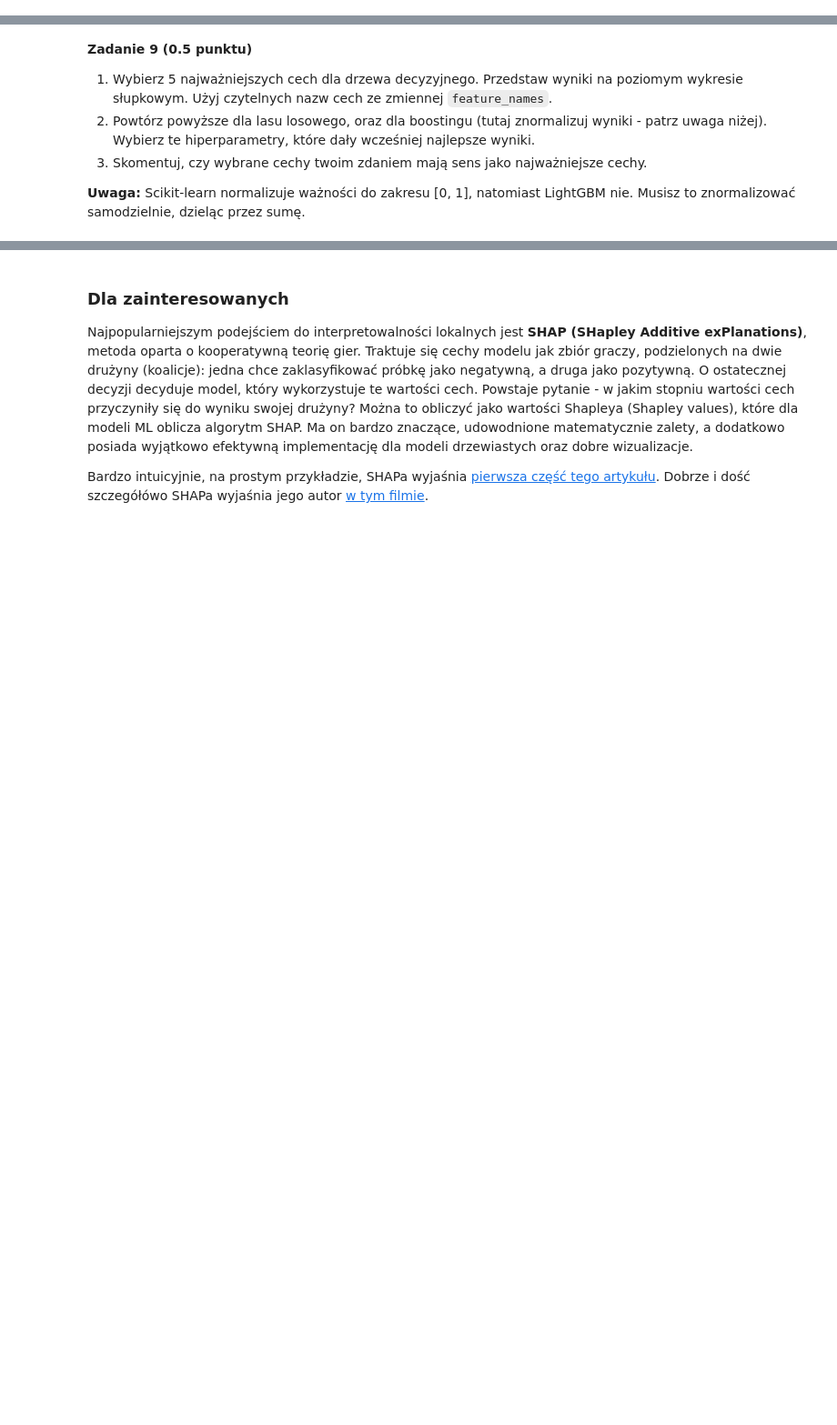
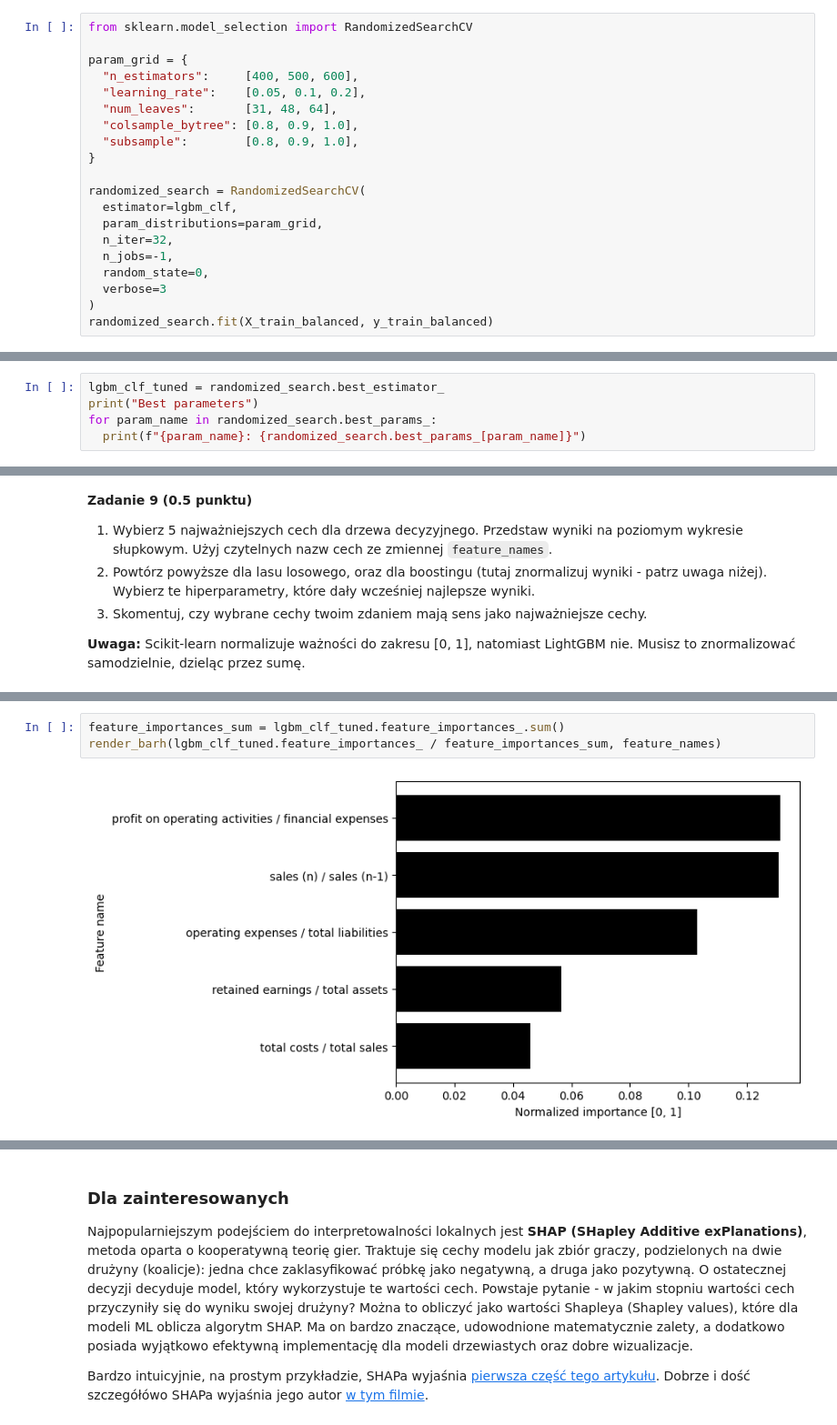
Before and after one commit to Szaroslav/fundamentals-of-ai, a Jupyter notebook: lab2/lab_2.ipynb, the cells around one changed output, grey strips where cells are left out. Shown at 91% size. Cells and saved outputs as stored; diff of their text form; blank space fills up the shorter version.

```diff
--- a/lab2/lab_2.ipynb
+++ b/lab2/lab_2.ipynb
@@ -450,0 +451,20 @@ Hiperparametry LightGBMa są dobrze opisane w oficjalnej dokumentacji: [wersja k
+# %%
+from sklearn.model_selection import RandomizedSearchCV
+
+param_grid = {
+  "n_estimators":     [400, 500, 600],
+  "learning_rate":    [0.05, 0.1, 0.2],
+  "num_leaves":       [31, 48, 64],
+  "colsample_bytree": [0.8, 0.9, 1.0],
+  "subsample":        [0.8, 0.9, 1.0],
+}
+
+randomized_search = RandomizedSearchCV(
+  estimator=lgbm_clf,
+  param_distributions=param_grid,
+  n_iter=32,
+  n_jobs=-1,
+  random_state=0,
+  verbose=3
+)
+randomized_search.fit(X_train_balanced, y_train_balanced)
@@ -450,0 +498,5 @@ Hiperparametry LightGBMa są dobrze opisane w oficjalnej dokumentacji: [wersja k
+# %%
+lgbm_clf_tuned = randomized_search.best_estimator_
+print("Best parameters")
+for param_name in randomized_search.best_params_:
+  print(f"{param_name}: {randomized_search.best_params_[param_name]}")
@@ -503,0 +602,5 @@ Ze względu na powyższe, ważności cech normalizuje się często do zakresu [0
+# %%
+feature_importances_sum = lgbm_clf_tuned.feature_importances_.sum()
+render_barh(lgbm_clf_tuned.feature_importances_ / feature_importances_sum, feature_names)
+# %% [output]
+[figure, added]
```
Also changed, not shown: parts of 26 cells of this notebook.
